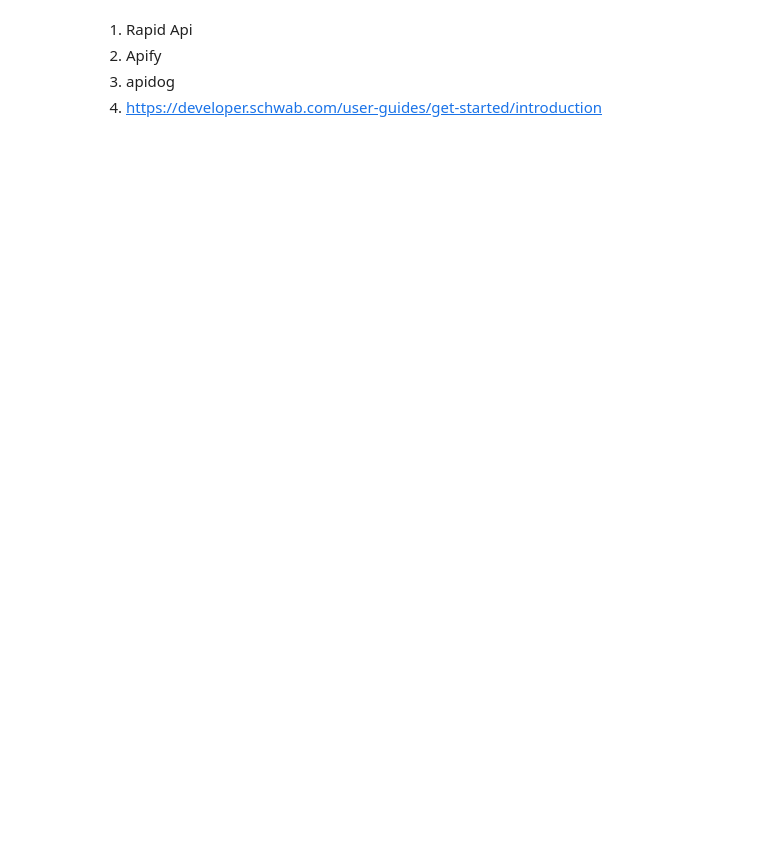
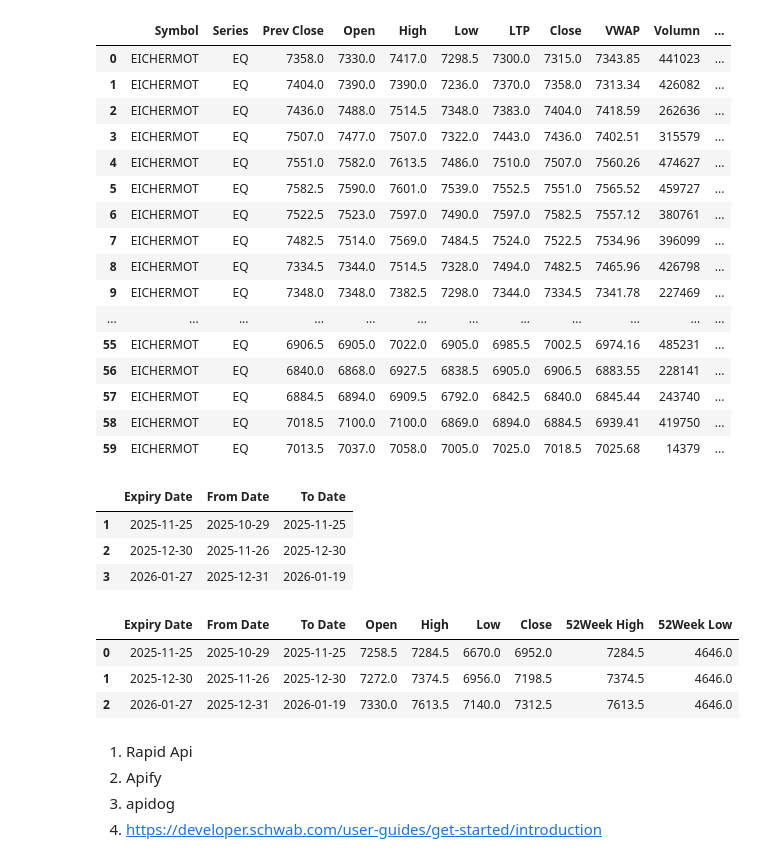
Before and after one commit to Indra-Learn/tdf-stack, a Jupyter notebook: tdf_notebooks/002_nse_api.ipynb, the cells around one changed output. Saved outputs shown, nothing was run; the diff lists cells and outputs as text; code cells hidden in the pictures; blank space fills up the shorter version.

Commit message:
added monthly stock view for swing trading and stock market fundamentals

```diff
--- a/tdf_notebooks/002_nse_api.ipynb
+++ b/tdf_notebooks/002_nse_api.ipynb
@@ -344,0 +30,12 @@ print(f"{latest_data['India VIX']:.2f}", f"{vix_change:.2f}")
+# %%
+company_historical_tradedata_url = f'api/NextApi/apiClient/GetQuoteApi?functionName=getHistoricalTradeData&symbol={safe_symbol}&series=EQ&fromDate={from_dt.strftime("%d-%m-%Y")}&toDate={to_dt.strftime("%d-%m-%Y")}'
+company_trade_data = nse_api._get_data(company_historical_tradedata_url)
+company_trade_data_df = pd.DataFrame(company_trade_data)
+company_trade_data_df["Date"] = pd.to_datetime(company_trade_data_df.get("mtimestamp"), format='%d-%b-%Y')
+
+company_trade_data_df.rename(columns={'chSymbol': 'Symbol', 'chSeries': 'Series', 'chPreviousClsPrice': 'Prev Close',
+        'chOpeningPrice': 'Open', 'chTradeHighPrice': 'High', 'chTradeLowPrice': 'Low', 'chLastTradedPrice': 'LTP',
+       'chClosingPrice': 'Close', 'vwap': 'VWAP', 'chTotTradedQty': 'Volumn', 'chTotTradedVal': 'Traded Value',
+       'chTotalTrades': 'Transactions', 'ch52WeekHighPrice': '52Week High', 'ch52WeekLowPrice': '52Week Low'}, inplace=True)
+company_trade_data_df = company_trade_data_df.sort_values(by='Date', ascending=False)
+company_trade_data_df.reset_index(drop=True, inplace=True)
@@ -344,0 +52,27 @@ print(f"{latest_data['India VIX']:.2f}", f"{vix_change:.2f}")
+# %%
+company_trade_data_df
+# %% [output]
+|  | Symbol | Series | Prev Close | Open | High | Low | LTP | Close | VWAP | Volumn | ... |
+| 0 | EICHERMOT | EQ | 7358.0 | 7330.0 | 7417.0 | 7298.5 | 7300.0 | 7315.0 | 7343.85 | 441023 | ... |
+| 1 | EICHERMOT | EQ | 7404.0 | 7390.0 | 7390.0 | 7236.0 | 7370.0 | 7358.0 | 7313.34 | 426082 | ... |
+| 2 | EICHERMOT | EQ | 7436.0 | 7488.0 | 7514.5 | 7348.0 | 7383.0 | 7404.0 | 7418.59 | 262636 | ... |
+| 3 | EICHERMOT | EQ | 7507.0 | 7477.0 | 7507.0 | 7322.0 | 7443.0 | 7436.0 | 7402.51 | 315579 | ... |
+| 4 | EICHERMOT | EQ | 7551.0 | 7582.0 | 7613.5 | 7486.0 | 7510.0 | 7507.0 | 7560.26 | 474627 | ... |
+| 5 | EICHERMOT | EQ | 7582.5 | 7590.0 | 7601.0 | 7539.0 | 7552.5 | 7551.0 | 7565.52 | 459727 | ... |
+| 6 | EICHERMOT | EQ | 7522.5 | 7523.0 | 7597.0 | 7490.0 | 7597.0 | 7582.5 | 7557.12 | 380761 | ... |
+| 7 | EICHERMOT | EQ | 7482.5 | 7514.0 | 7569.0 | 7484.5 | 7524.0 | 7522.5 | 7534.96 | 396099 | ... |
+| 8 | EICHERMOT | EQ | 7334.5 | 7344.0 | 7514.5 | 7328.0 | 7494.0 | 7482.5 | 7465.96 | 426798 | ... |
+| 9 | EICHERMOT | EQ | 7348.0 | 7348.0 | 7382.5 | 7298.0 | 7344.0 | 7334.5 | 7341.78 | 227469 | ... |
+| ... | ... | ... | ... | ... | ... | ... | ... | ... | ... | ... | ... |
+| 55 | EICHERMOT | EQ | 6906.5 | 6905.0 | 7022.0 | 6905.0 | 6985.5 | 7002.5 | 6974.16 | 485231 | ... |
+| 56 | EICHERMOT | EQ | 6840.0 | 6868.0 | 6927.5 | 6838.5 | 6905.0 | 6906.5 | 6883.55 | 228141 | ... |
+| 57 | EICHERMOT | EQ | 6884.5 | 6894.0 | 6909.5 | 6792.0 | 6842.5 | 6840.0 | 6845.44 | 243740 | ... |
+| 58 | EICHERMOT | EQ | 7018.5 | 7100.0 | 7100.0 | 6869.0 | 6894.0 | 6884.5 | 6939.41 | 419750 | ... |
+| 59 | EICHERMOT | EQ | 7013.5 | 7037.0 | 7058.0 | 7005.0 | 7025.0 | 7018.5 | 7025.68 | 14379 | ... |
+# %%
+monthly_expiry_dates_df
+# %% [output]
+|  | Expiry Date | From Date | To Date |
+| 1 | 2025-11-25 | 2025-10-29 | 2025-11-25 |
+| 2 | 2025-12-30 | 2025-11-26 | 2025-12-30 |
+| 3 | 2026-01-27 | 2025-12-31 | 2026-01-19 |
@@ -345,3 +118,10 @@ print(f"{latest_data['India VIX']:.2f}", f"{vix_change:.2f}")
+# %%
+out
+# %% [output]
+|  | Expiry Date | From Date | To Date | Open | High | Low | Close | 52Week High | 52Week Low |
+| 0 | 2025-11-25 | 2025-10-29 | 2025-11-25 | 7258.5 | 7284.5 | 6670.0 | 6952.0 | 7284.5 | 4646.0 |
+| 1 | 2025-12-30 | 2025-11-26 | 2025-12-30 | 7272.0 | 7374.5 | 6956.0 | 7198.5 | 7374.5 | 4646.0 |
+| 2 | 2026-01-27 | 2025-12-31 | 2026-01-19 | 7330.0 | 7613.5 | 7140.0 | 7312.5 | 7613.5 | 4646.0 |
 # %% [markdown]
 1. Rapid Api
 2. Apify
```
Also changed, not shown: parts of 16 cells of this notebook, 6 other files.
